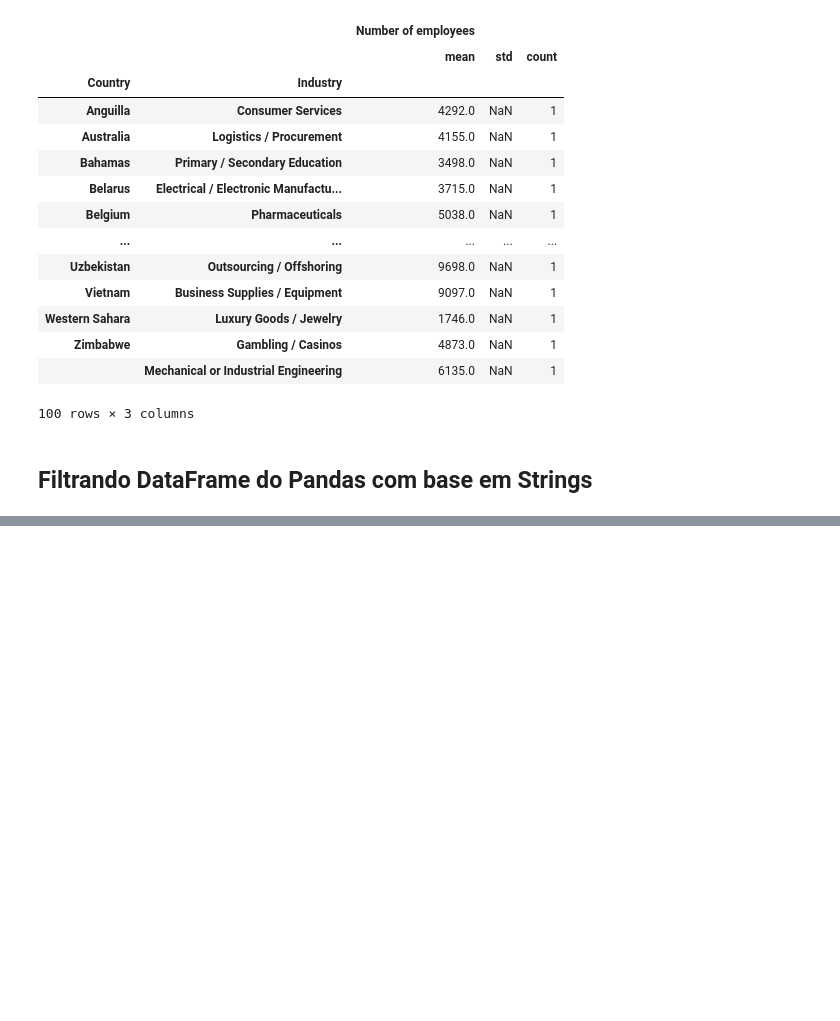
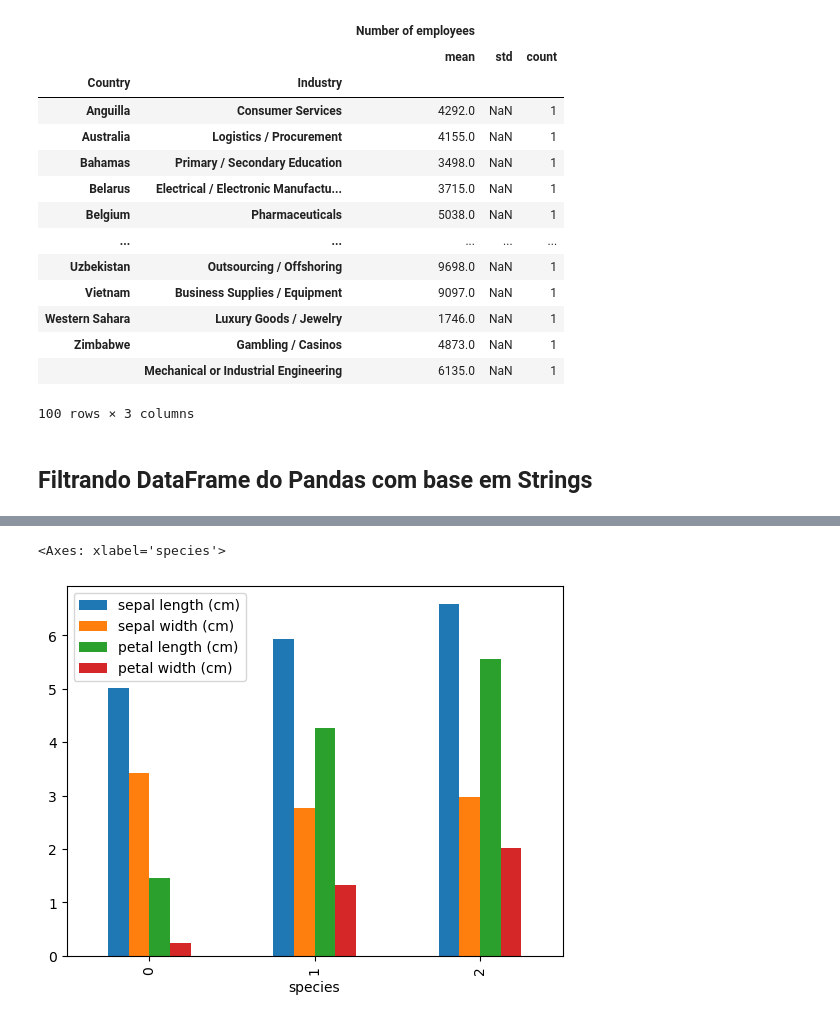
Before and after one commit to isalotti/dsa_curso_python, a Jupyter notebook: Cap10/Cap10-Pandas.ipynb, the cells around one changed output, grey strips where cells are left out. Saved outputs shown, nothing was run; the diff lists cells and outputs as text; code cells hidden in the pictures; blank space fills up the shorter version.

```diff
--- a/Cap10/Cap10-Pandas.ipynb
+++ b/Cap10/Cap10-Pandas.ipynb
@@ -493,0 +638,6 @@ dsa_df[dsa_df.Country.str.endswith('s')].head()
+# %%
+# Média das colunas agrupando pela coluna species + gráfico de barras
+df.groupby('species').mean().plot.bar()
+# %% [output]
+<Axes: xlabel='species'>
+[figure, added]
```
Also changed, not shown: parts of 25 cells of this notebook.
